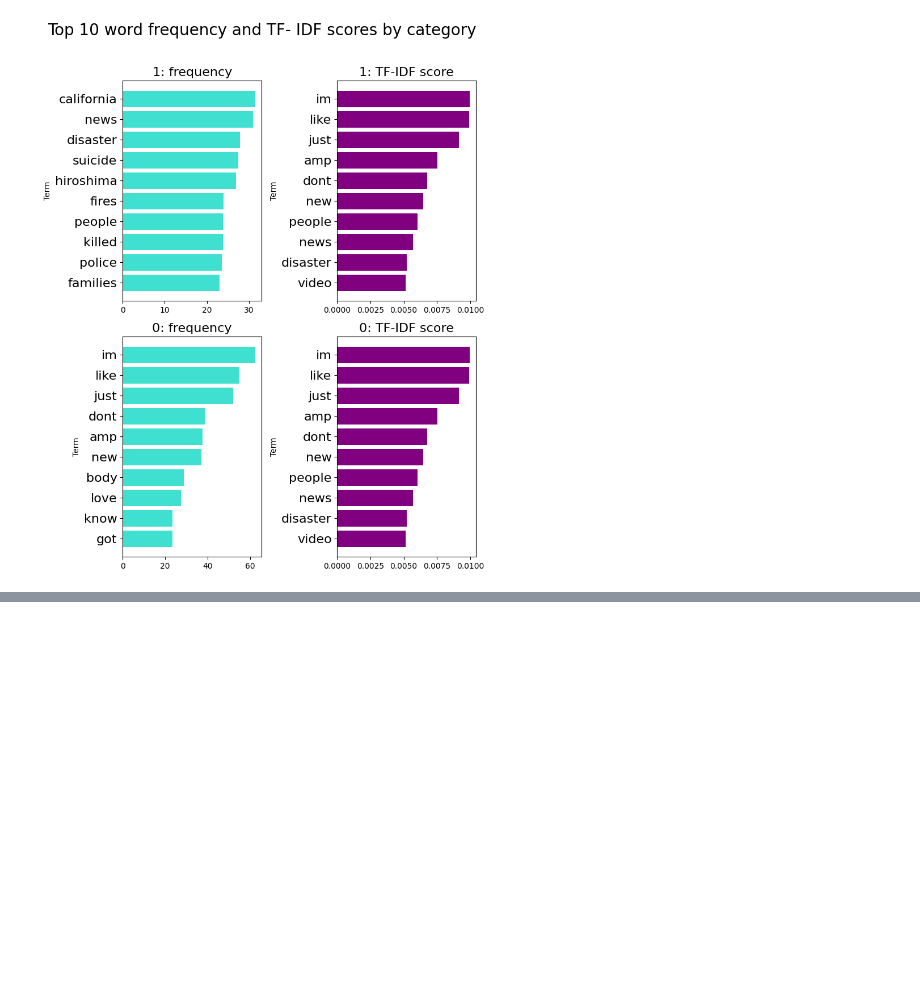
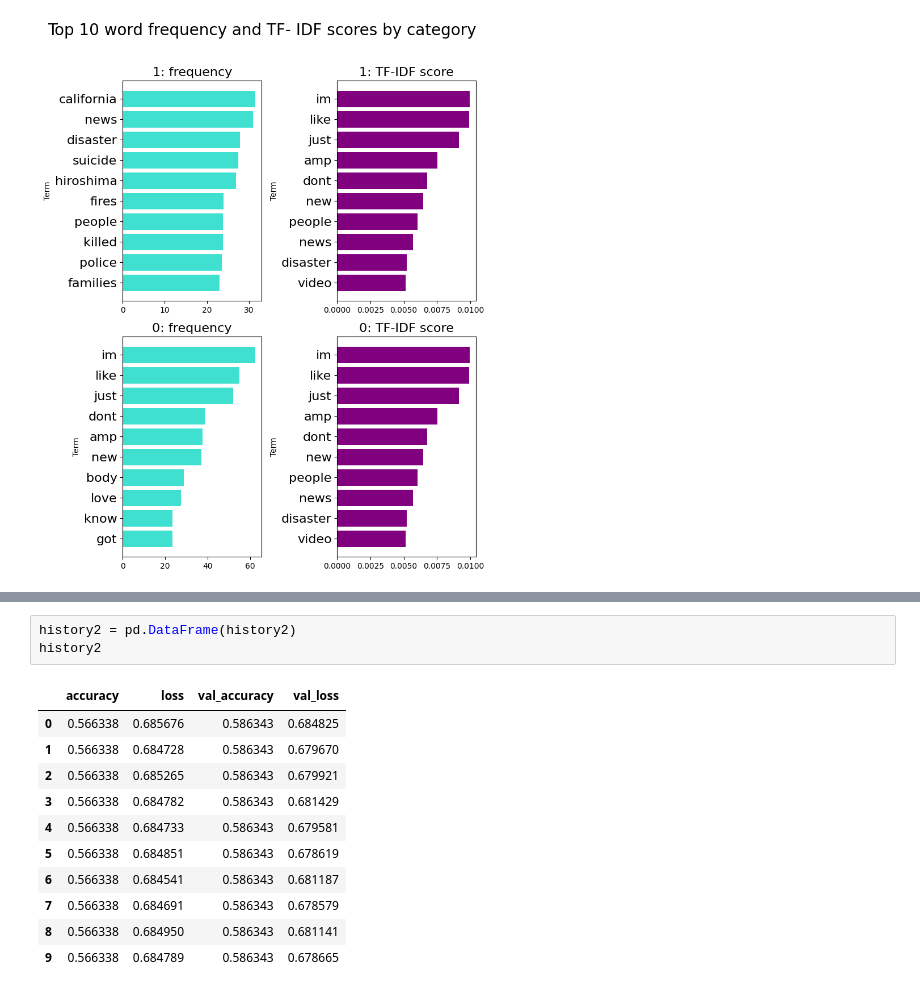
Before and after one commit to FleaBusyBeeBergs/dtsa5511-rnn, a Jupyter notebook: nlp_disaster_tweets.ipynb, the cells around one changed output, grey strips where cells are left out. Cells and saved outputs as stored; diff of their text form; blank space fills up the shorter version.

```diff
--- a/nlp_disaster_tweets.ipynb
+++ b/nlp_disaster_tweets.ipynb
@@ -255,0 +329,15 @@ X_test = df_test['text']
+# %%
+history2 = pd.DataFrame(history2)
+history2
+# %% [output]
+|  | accuracy | loss | val_accuracy | val_loss |
+| 0 | 0.566338 | 0.685676 | 0.586343 | 0.684825 |
+| 1 | 0.566338 | 0.684728 | 0.586343 | 0.679670 |
+| 2 | 0.566338 | 0.685265 | 0.586343 | 0.679921 |
+| 3 | 0.566338 | 0.684782 | 0.586343 | 0.681429 |
+| 4 | 0.566338 | 0.684733 | 0.586343 | 0.679581 |
+| 5 | 0.566338 | 0.684851 | 0.586343 | 0.678619 |
+| 6 | 0.566338 | 0.684541 | 0.586343 | 0.681187 |
+| 7 | 0.566338 | 0.684691 | 0.586343 | 0.678579 |
+| 8 | 0.566338 | 0.684950 | 0.586343 | 0.681141 |
+| 9 | 0.566338 | 0.684789 | 0.586343 | 0.678665 |
```
Also changed, not shown: parts of 14 cells of this notebook.
